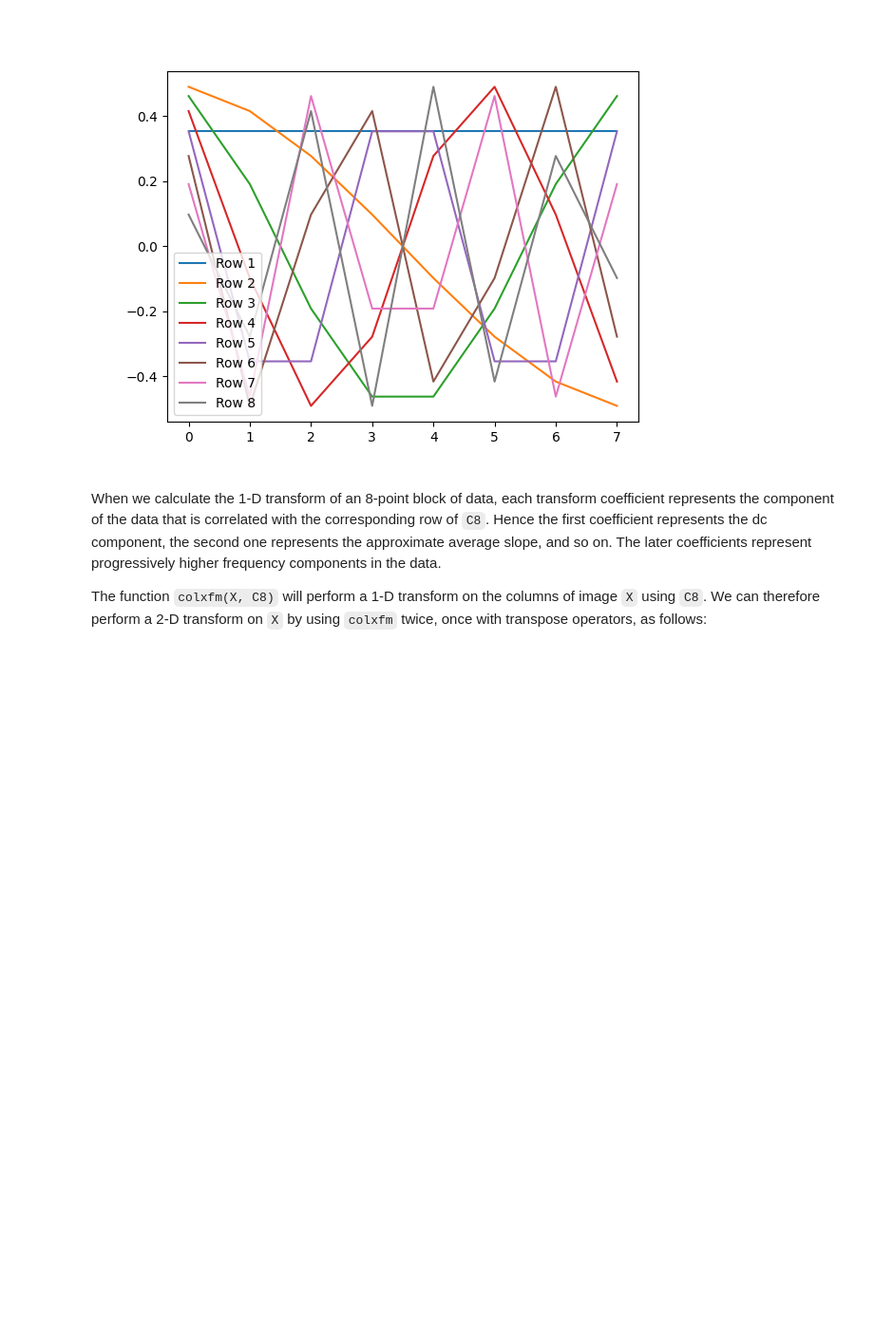
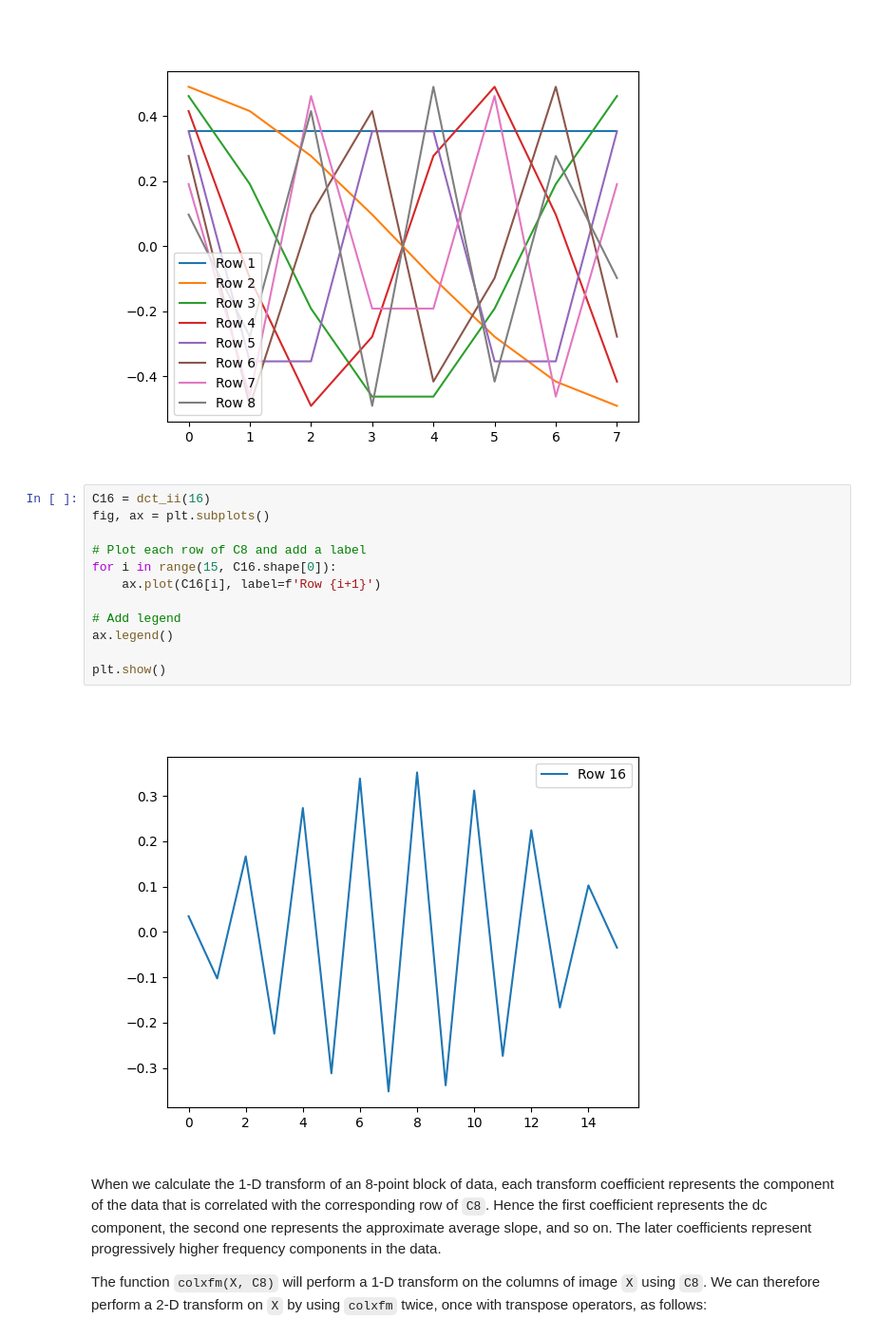
Before and after one commit to edwardtownsend/sf2, a Jupyter notebook: 7-the-discrete-cosine-transform.ipynb, the cells around one changed output. Shown at 95% size. Saved outputs shown, nothing was run; the diff lists cells and outputs as text; blank space fills up the shorter version.

```diff
--- a/7-the-discrete-cosine-transform.ipynb
+++ b/7-the-discrete-cosine-transform.ipynb
@@ -140,6 +140,20 @@ ax.legend()
 plt.show()
 # %% [output]
 [figure]
+# %%
+C16 = dct_ii(16)
+fig, ax = plt.subplots()
+
+# Plot each row of C8 and add a label
+for i in range(15, C16.shape[0]):
+    ax.plot(C16[i], label=f'Row {i+1}')
+
+# Add legend
+ax.legend()
+
+plt.show()
+# %% [output]
+[figure, added]
 # %% [markdown]
 
 When we calculate the 1-D transform of an 8-point block of data, each
```
Also changed, not shown: parts of 1 cell of this notebook, 1 other file.
